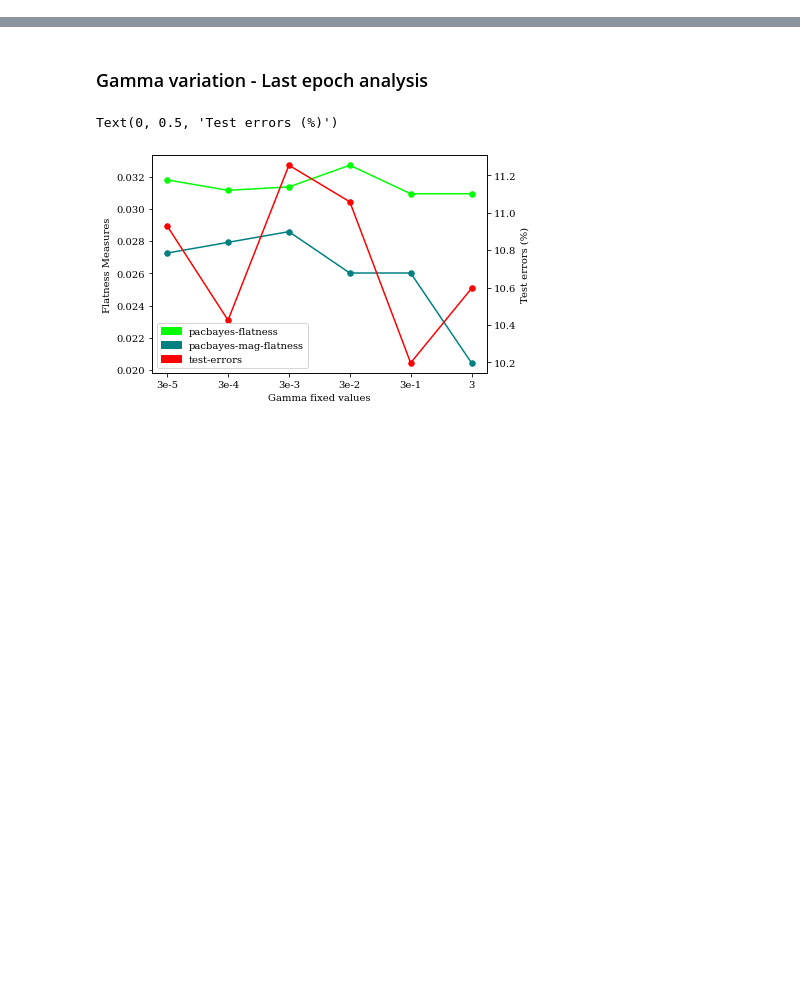
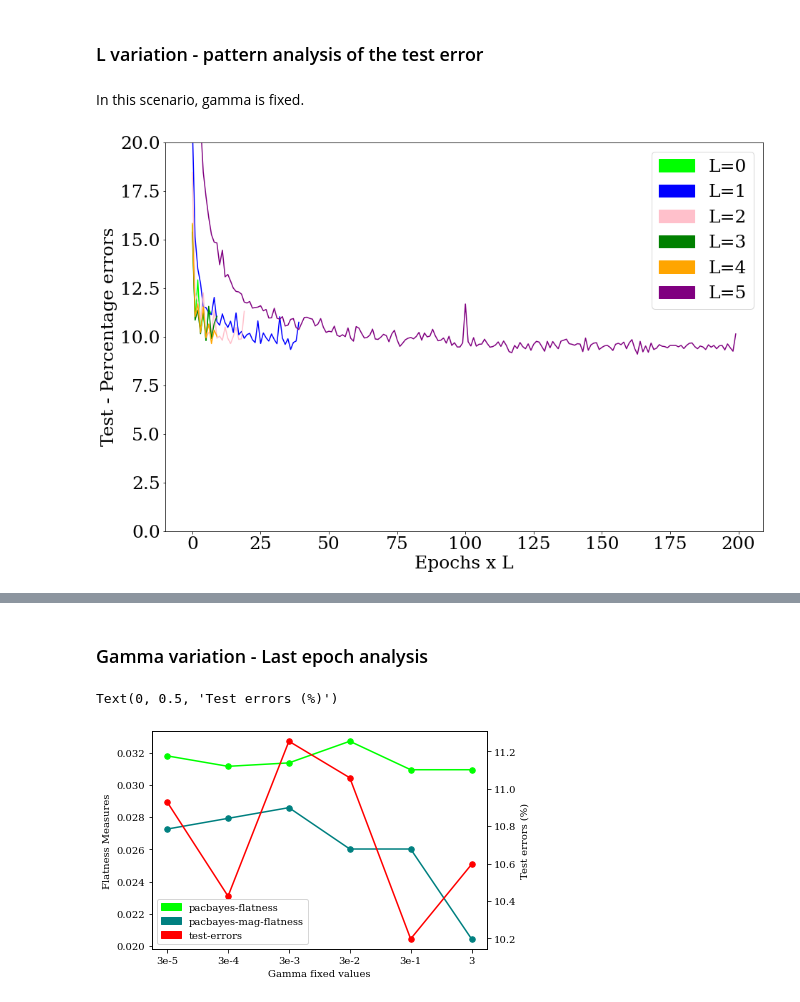
Before and after one commit to melissamcarvalho/entropy-sgd-reproduction, a Jupyter notebook: notebooks/1_plots_final_experiment.ipynb, the cells around one changed output, grey strips where cells are left out. Saved outputs shown, nothing was run; the diff lists cells and outputs as text; code cells hidden in the pictures; blank space fills up the shorter version.

```diff
--- a/notebooks/1_plots_final_experiment.ipynb
+++ b/notebooks/1_plots_final_experiment.ipynb
@@ -14,3 +10,24 @@ pacbayes_mag_flatness = glob.glob('../WANDB_RESULTS/Lvariation_seed51_gamma0.03_
+# %%
+def general_plot(files, labels, colors, xidx, yidx, ylabel, xlabel,
+                 fontsize=20, font='serif', figsize=(15, 10), bottom=0, top=20):
+    """
+    Plot results of the wandb dataframes given a xcolumn index and a ycolumn index
+    """
+
+    plt.rcParams["font.family"] = font
+    plt.rcParams["font.size"] = fontsize
+    patches = []
+    fig, axs = plt.subplots(figsize=figsize)
+
+    for idx, file in enumerate(files):
+        df = pd.read_csv(file)
+        axs.plot(df.iloc[:, xidx], df.iloc[:, yidx], color=colors[idx])
+        patch = mpatches.Patch(color=colors[idx], label=labels[idx])
+        patches.append(patch)
+    axs.set_xlabel(xlabel)
+    axs.set_ylabel(ylabel)
+    axs.set_ylim(bottom, top)
+    plt.legend(handles=patches)
 # %%
 def create_dict(files_list):
     """
@@ -34,0 +99,13 @@ def associate_right_value(L_order, current_dict, tags):
+# %% [markdown]
+### L variation - pattern analysis of the test error
+# %% [markdown]
+In this scenario, gamma is fixed.
+# %%
+test_errors = glob.glob('../WANDB_RESULTS/Lvariation_seed51_gamma0.03_lrdecay/test_errors/**')
+general_plot(test_errors,
+             ['L=0', 'L=1', 'L=2', 'L=3', 'L=4', 'L=5'],
+              ['lime', 'blue', 'pink', 'green', 'orange', 'purple'], 0, 1,
+               'Test - Percentage errors', 'Epochs x L',
+               fontsize=25, font='serif', figsize=(15, 10), bottom=0, top=20)
+# %% [output]
+[figure, added]
```
Also changed, not shown: parts of 30 cells of this notebook.
